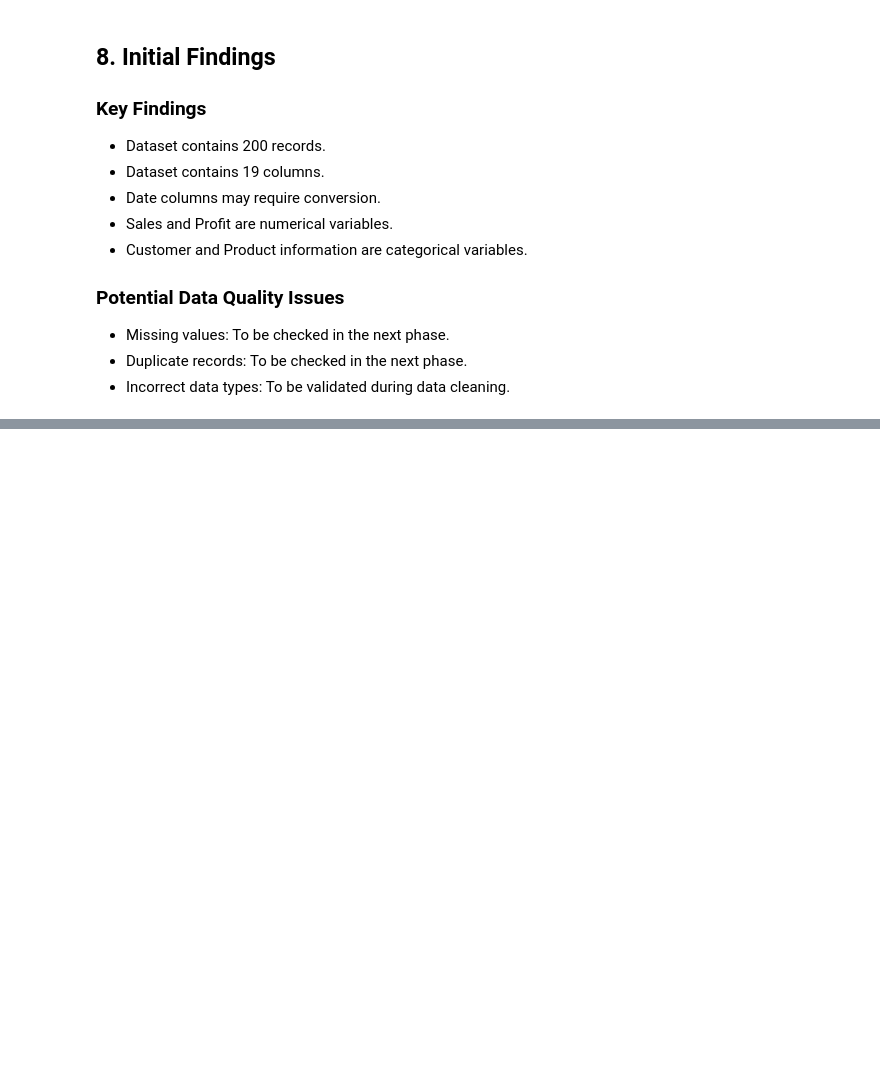
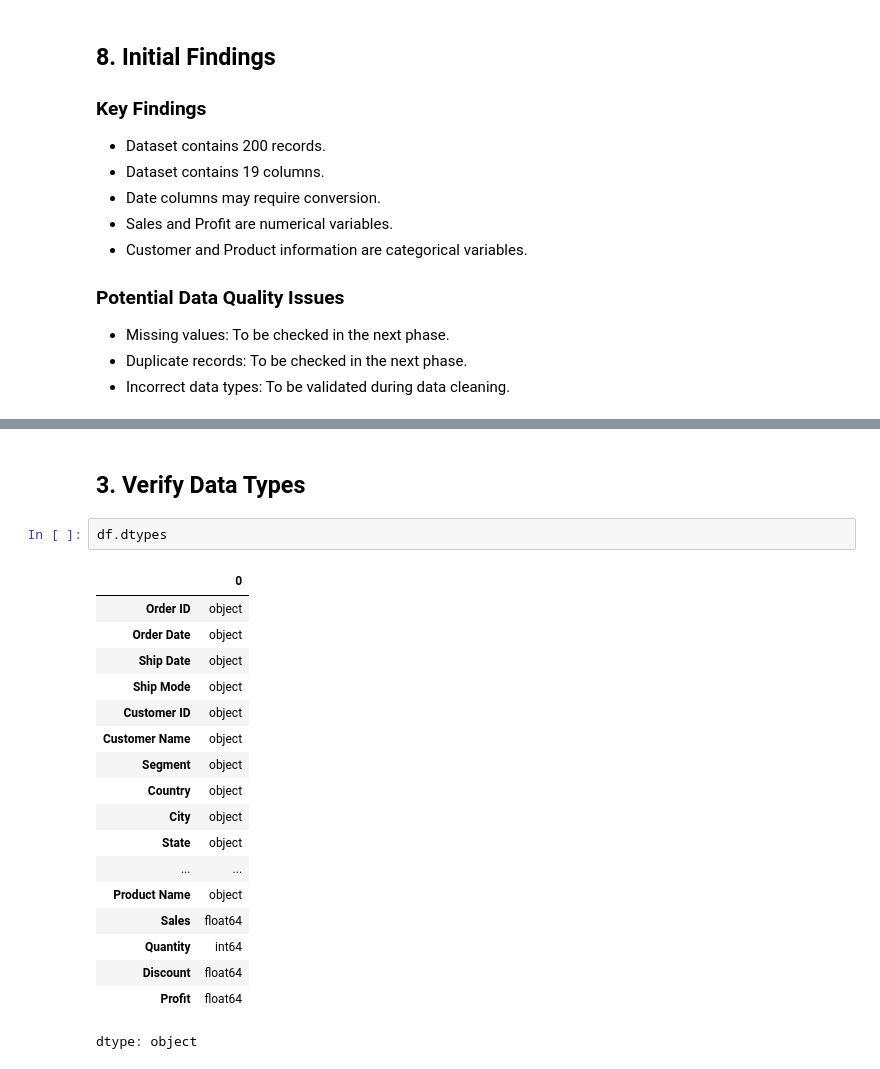
Before and after one commit to Souptikbej/Ecommerce-Sales-EDA, a Jupyter notebook: notebooks/Ecommerce_EDA.ipynb, the cells around one changed output, grey strips where cells are left out. Saved outputs shown, nothing was run; the diff lists cells and outputs as text; blank space fills up the shorter version.

Commit message:
Data Cleaning Phase Done

```diff
--- a/notebooks/Ecommerce_EDA.ipynb
+++ b/notebooks/Ecommerce_EDA.ipynb
@@ -210,0 +267,23 @@ df.describe()
+# %% [markdown]
+## 3. Verify Data Types
+# %%
+df.dtypes
+# %% [output]
+|  | 0 |
+| Order ID | object |
+| Order Date | object |
+| Ship Date | object |
+| Ship Mode | object |
+| Customer ID | object |
+| Customer Name | object |
+| Segment | object |
+| Country | object |
+| City | object |
+| State | object |
+| ... | ... |
+| Product Name | object |
+| Sales | float64 |
+| Quantity | int64 |
+| Discount | float64 |
+| Profit | float64 |
+dtype: object
```
Also changed, not shown: parts of 19 cells of this notebook.
